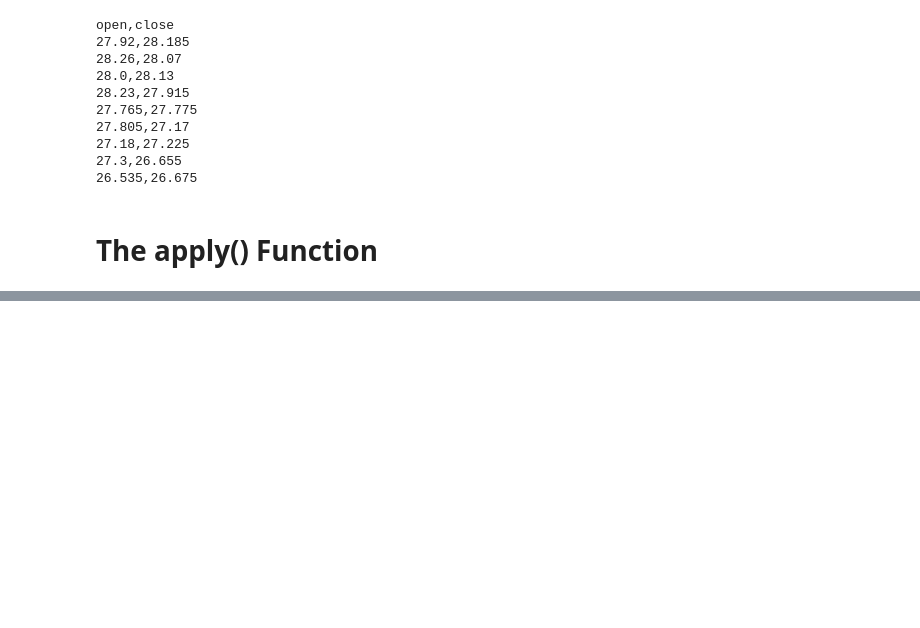
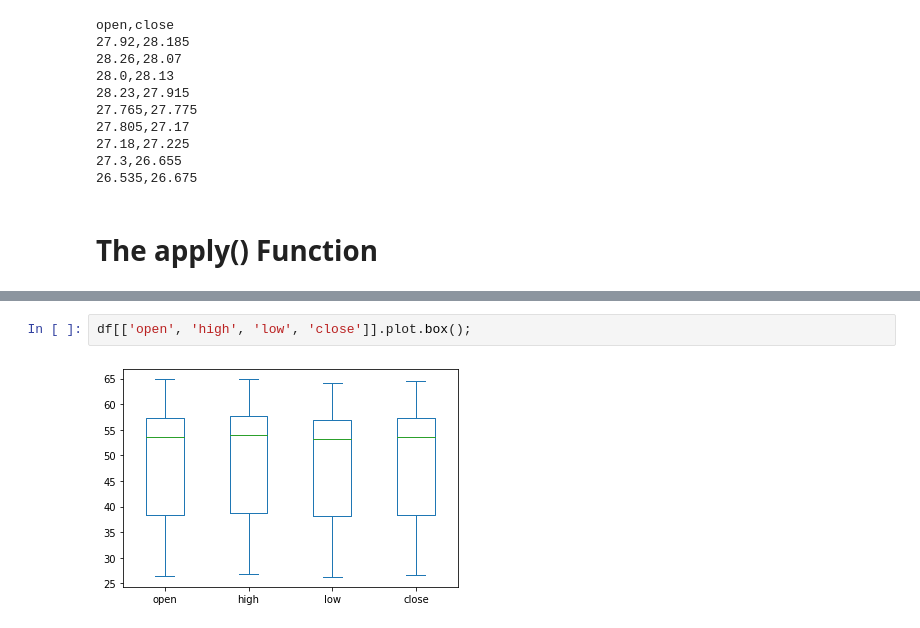
Before and after one commit to zulfanandria/Deep-Learning-Prerequisites, a Jupyter notebook: Pandas.ipynb, the cells around one changed output, grey strips where cells are left out. Saved outputs shown, nothing was run; the diff lists cells and outputs as text; blank space fills up the shorter version.

```diff
--- a/Pandas.ipynb
+++ b/Pandas.ipynb
@@ -285,0 +315,4 @@ open,close
+# %%
+df[['open', 'high', 'low', 'close']].plot.box();
+# %% [output]
+[figure, added]
```
Also changed, not shown: parts of 6 cells of this notebook.
